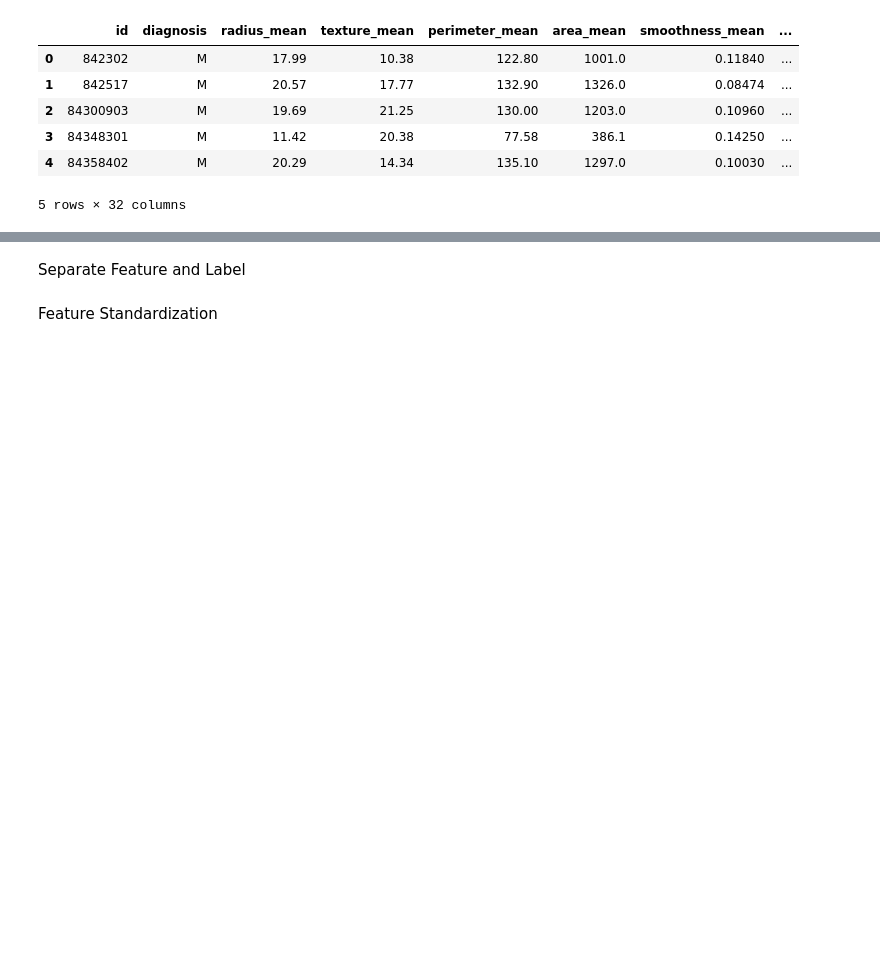
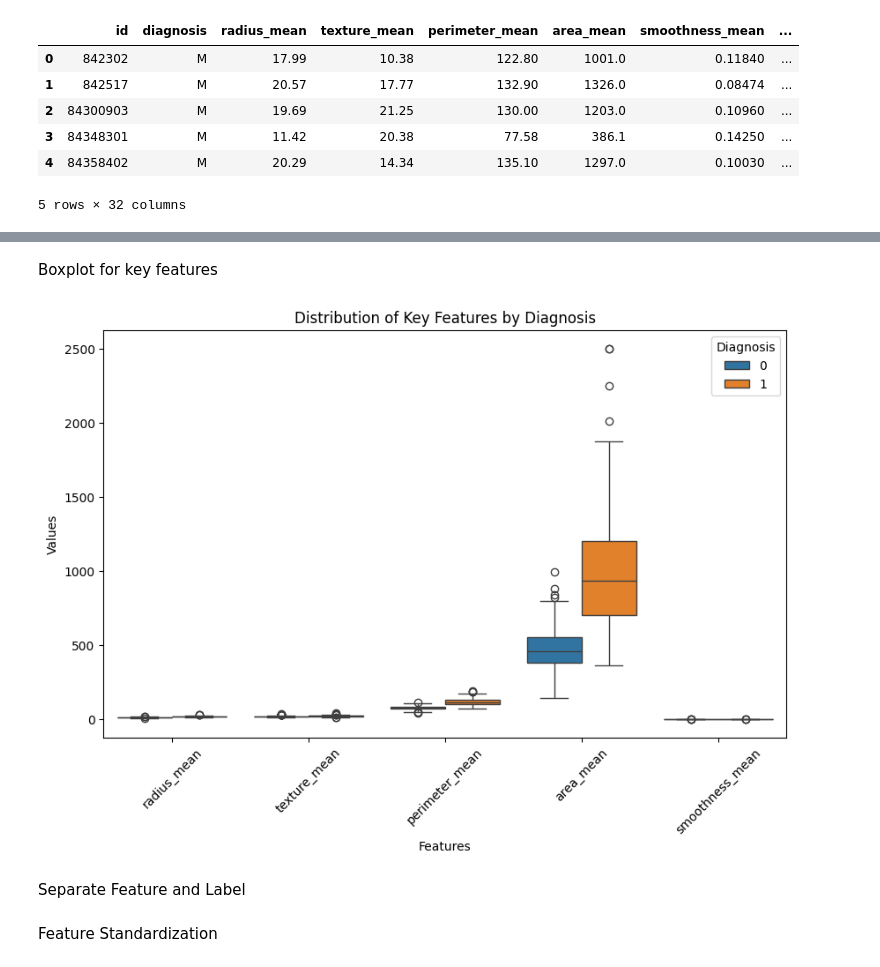
Before and after one commit to ahmdzzzki/projek-jst, a Jupyter notebook: Backpropagation.ipynb, the cells around one changed output, grey strips where cells are left out. Saved outputs shown, nothing was run; the diff lists cells and outputs as text; code cells hidden in the pictures; blank space fills up the shorter version.

```diff
--- a/Backpropagation.ipynb
+++ b/Backpropagation.ipynb
@@ -36,3 +135,19 @@ df['diagnosis'] = df['diagnosis'].map({'B': 0, 'M': 1})
+# %% [markdown]
+Boxplot for key features
+# %%
+plt.figure(figsize=(10, 6))
+key_features = ['radius_mean', 'texture_mean', 'perimeter_mean', 'area_mean', 'smoothness_mean']
+df_melted = df.melt(id_vars='diagnosis', value_vars=key_features, var_name='Features', value_name='Values')
+sns.boxplot(data=df_melted, x='Features', y='Values', hue='diagnosis')
+plt.title("Distribution of Key Features by Diagnosis")
+plt.xlabel("Features")
+plt.ylabel("Values")
+plt.legend(title="Diagnosis", loc='upper right')
+plt.xticks(rotation=45)
+plt.savefig('figures/boxplot_features.png')
+plt.show()
+# %% [output]
+[figure, added]
 # %% [markdown]
 Separate Feature and Label
 # %%
```
Also changed, not shown: parts of 25 cells of this notebook, 7 other files.
